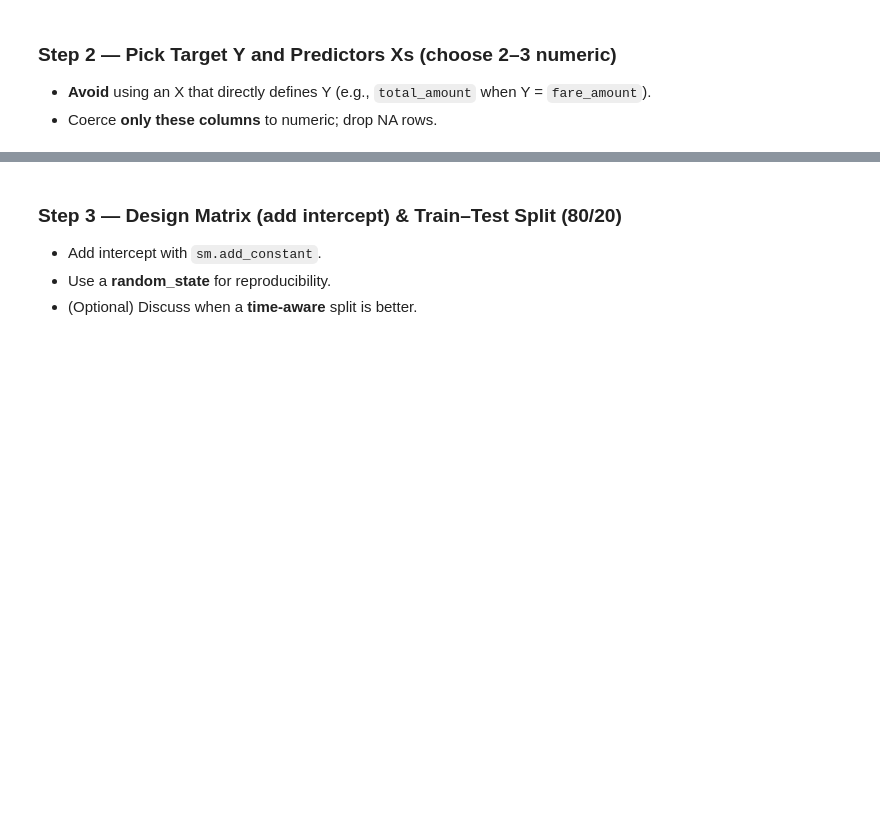
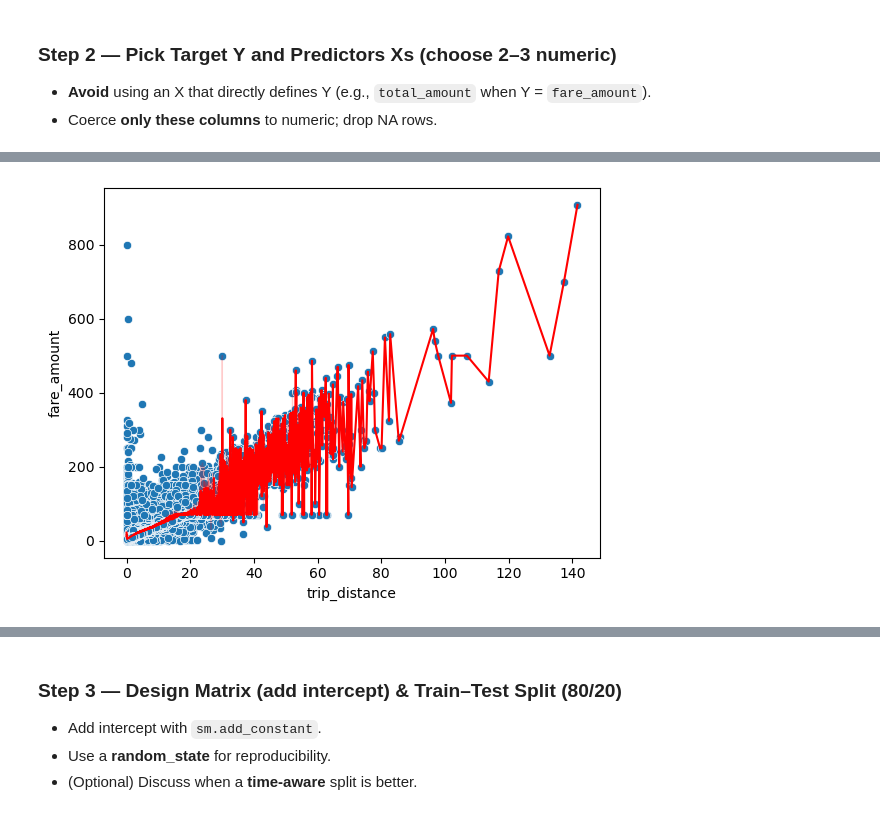
Before and after one commit to ro-the-creator/DA2025_Lectures, a Jupyter notebook: Mod6/CodeAssignments/Mod6L8_CodeAssignment_STUDENT.ipynb, the cells around one changed output, grey strips where cells are left out. Cells and saved outputs as stored; diff of their text form; code cells hidden in the pictures; blank space fills up the shorter version.

```diff
--- a/Mod6/CodeAssignments/Mod6L8_CodeAssignment_STUDENT.ipynb
+++ b/Mod6/CodeAssignments/Mod6L8_CodeAssignment_STUDENT.ipynb
@@ -62,0 +152,6 @@ None
+# %%
+sns.scatterplot(df, x='trip_distance', y='fare_amount')
+sns.lineplot(df, x='trip_distance', y='fare_amount', color='red')
+plt.show()
+# %% [output]
+[figure, added]
```
Also changed, not shown: parts of 22 cells of this notebook, 4 other files.
